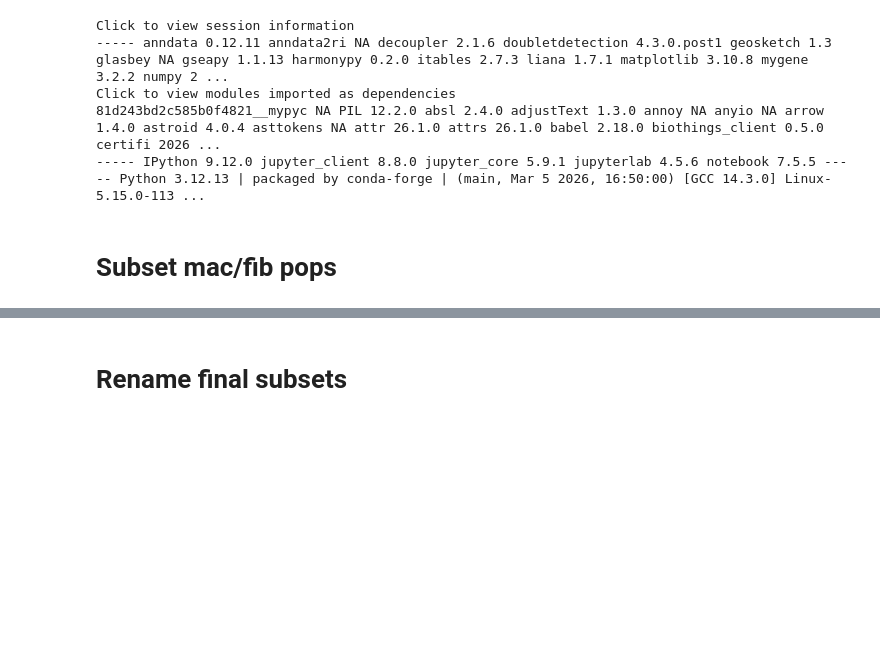
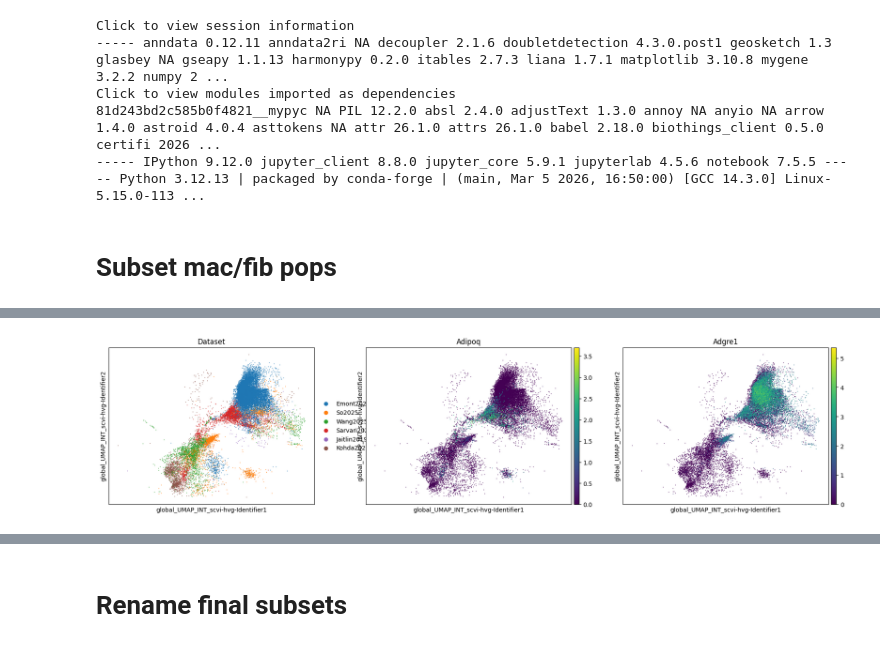
Before and after one commit to ethanhung11/spatial_seq, a Jupyter notebook: src/notebooks/single_cell/2.0-recombine_subsets.ipynb, the cells around one changed output, grey strips where cells are left out. Saved outputs shown, nothing was run; the diff lists cells and outputs as text; code cells hidden in the pictures; blank space fills up the shorter version.

```diff
--- a/src/notebooks/single_cell/2.0-recombine_subsets.ipynb
+++ b/src/notebooks/single_cell/2.0-recombine_subsets.ipynb
@@ -89,0 +92,3 @@ order_obs(adata, "celltype_hires", np.sort(adata.obs["celltype_hires"].unique())
+# %%
+cleaned_filter = adata.obs["celltype"].isin(["Macrophage", "Fibroblast"]) & adata.obs["celltype_hires"].isna()
+adata[cleaned_filter]
@@ -90 +104,5 @@ order_obs(adata, "celltype_hires", np.sort(adata.obs["celltype_hires"].unique())
+# %%
+sc.pl.embedding(adata[cleaned_filter], "global_UMAP_INT_scvi-hvg-Identifier", color=["Dataset", "Adipoq", "Adgre1"], layer="normalized")
+# %% [output]
+[figure, added]
 # %%
```
Also changed, not shown: parts of 4 cells of this notebook, 4 other files.
